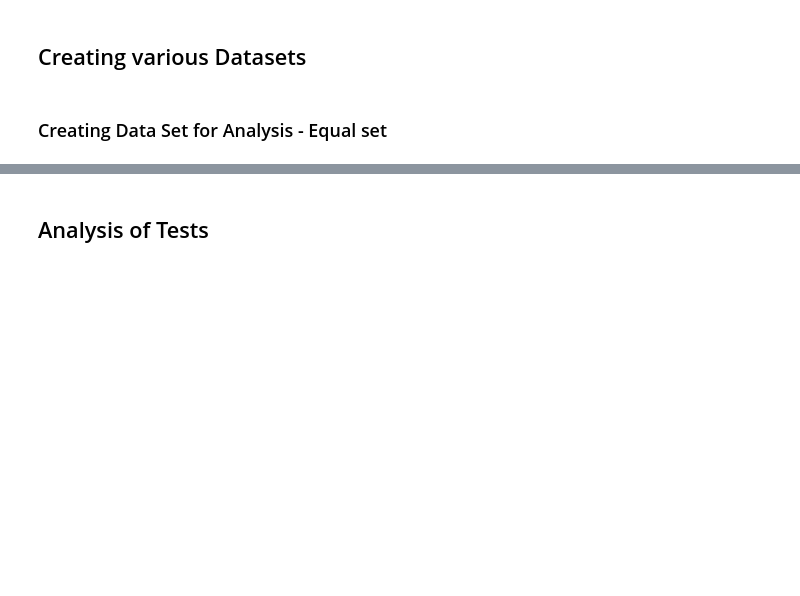
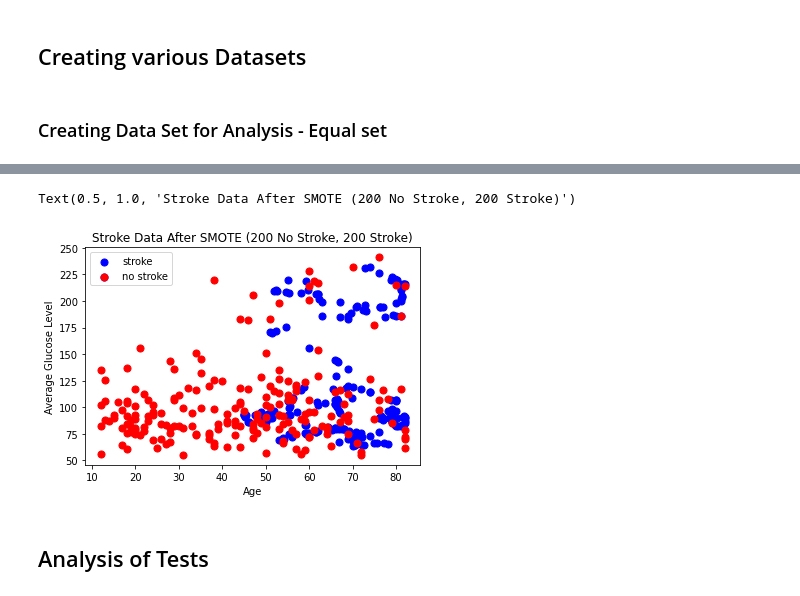
Before and after one commit to vmdinolfo/Team5_FinalProject, a Jupyter notebook: JB_Neural_Network.ipynb, the cells around one changed output, grey strips where cells are left out. Saved outputs shown, nothing was run; the diff lists cells and outputs as text; code cells hidden in the pictures; blank space fills up the shorter version.

```diff
--- a/JB_Neural_Network.ipynb
+++ b/JB_Neural_Network.ipynb
@@ -380,3 +410,18 @@ results_df.to_csv(filename+".csv")
+# %%
+smote_sample = pd.concat([X, y], axis = 1)
+x1 = smote_sample[smote_sample["stroke"] == 1]["age"]
+y1 = smote_sample[smote_sample["stroke"] == 1]["avg_glucose_level"]
+x2 = smote_sample[smote_sample["stroke"] == 0]["age"]
+y2 = smote_sample[smote_sample["stroke"] == 0]["avg_glucose_level"]
+negative = plt.scatter(x1,y1,s=50, c = "blue")
+positive = plt.scatter(x2,y2,s=50, c="red")
+plt.legend([negative, (negative, positive)],["stroke", "no stroke"])
+plt.xlabel("Age")
+plt.ylabel("Average Glucose Level")
+plt.title("Stroke Data After SMOTE (200 No Stroke, 200 Stroke)")
+# %% [output]
+Text(0.5, 1.0, 'Stroke Data After SMOTE (200 No Stroke, 200 Stroke)')
+[figure, added]
 # %% [markdown]
 ## Analysis of Tests
 # %% [markdown]
```
Also changed, not shown: parts of 4 cells of this notebook, 12 other files.
